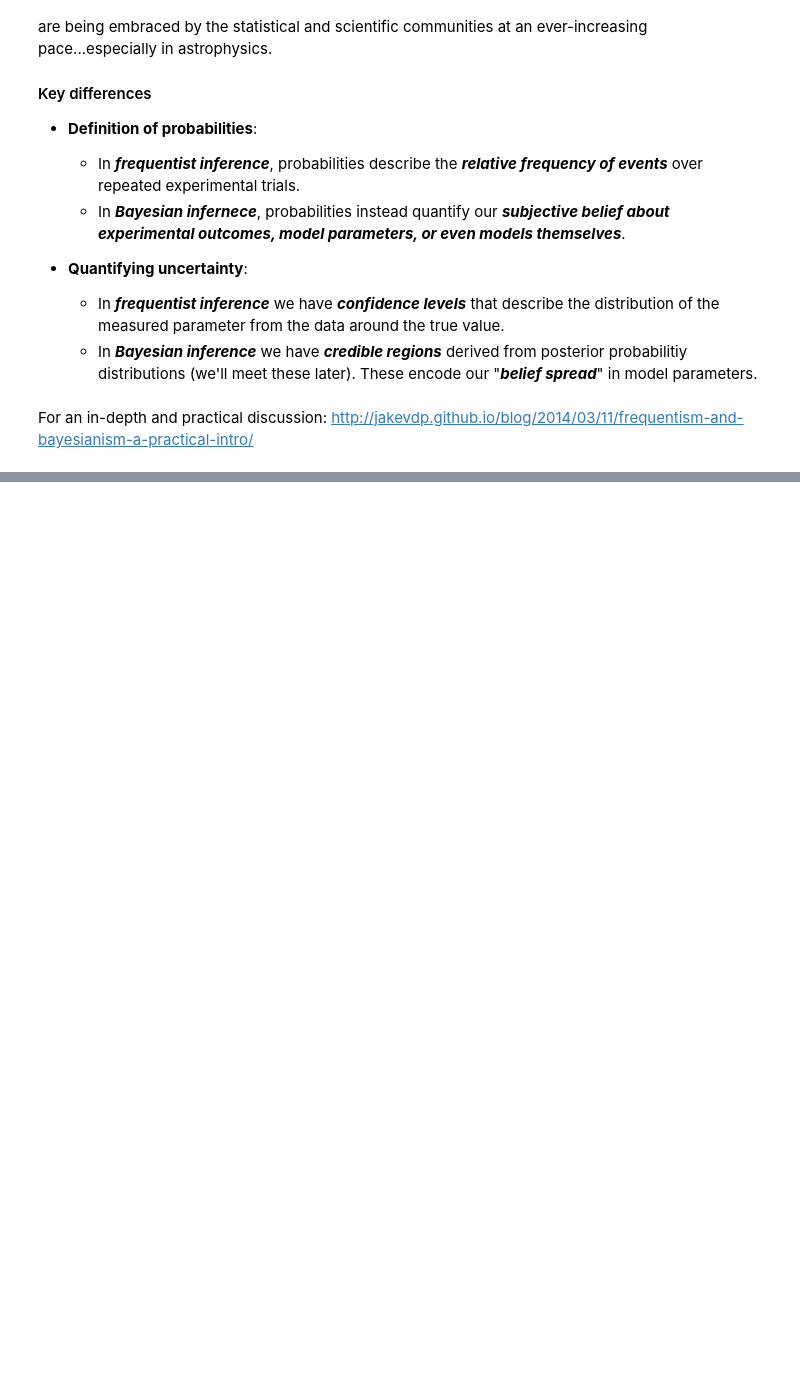
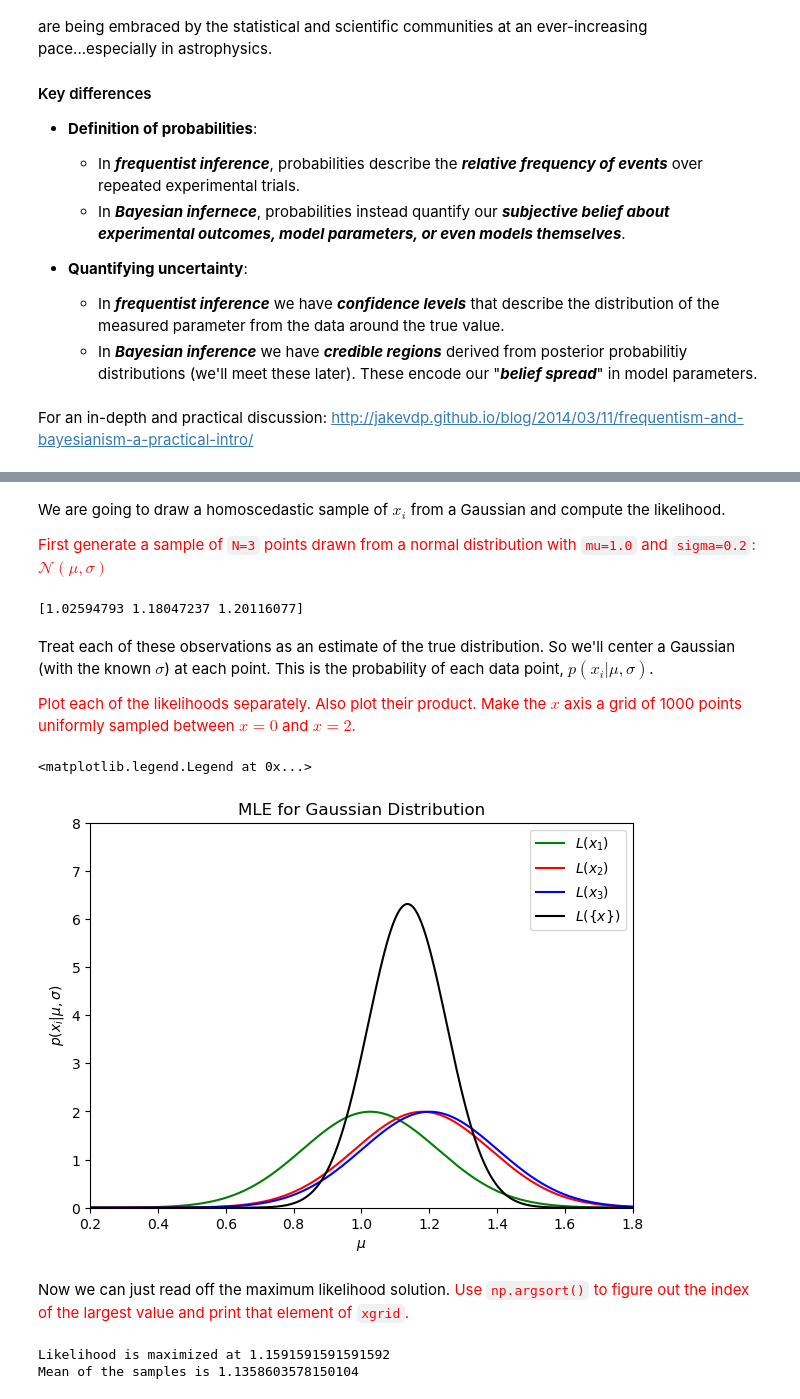
Before and after one commit to SumeetKul/phys629-astrostats, a Jupyter notebook: lecture-notes/Statistical_Inference.ipynb, the cells around one changed output, grey strips where cells are left out. Saved outputs shown, nothing was run; the diff lists cells and outputs as text; code cells hidden in the pictures; blank space fills up the shorter version.

```diff
--- a/lecture-notes/Statistical_Inference.ipynb
+++ b/lecture-notes/Statistical_Inference.ipynb
@@ -84,0 +211,55 @@ Note: in the text to come, we will use $\mu$ instead of $x_0$ to denote the true
+# %% [markdown]
+We are going to draw a homoscedastic sample of ${x_i}$ from a Gaussian and compute the likelihood.
+
+<font color='red'>First generate a sample of `N=3` points drawn from a normal distribution with `mu=1.0` and `sigma=0.2`: $\mathscr{N}(\mu,\sigma)$</font>
+# %%
+import numpy as np
+from scipy.stats import norm
+import matplotlib.pyplot as plt
+
+N = 3 #Complete
+mu = 1.0
+sigma = 0.2
+np.random.seed(142)
+sample = norm(mu,sigma).rvs(N)
+print(sample)
+# %% [output]
+[1.02594793 1.18047237 1.20116077]
+# %% [markdown]
+Treat each of these observations as an estimate of the true distribution. So we'll center a Gaussian (with the known $\sigma$) at each point. This is the probability of each data point, $p(x_i|\mu,\sigma)$.
+
+<font color='red'>Plot each of the likelihoods separately.  Also plot their product. Make the $x$ axis a grid of 1000 points uniformly sampled between $x=0$ and $x=2$.</font>
+# %%
+#Make the plot and see if you get the same as me.
+xgrid = np.linspace(0,2,1000)
+
+L1 = norm.pdf(xgrid,loc=sample[0],scale=sigma) #This is a Gaussian PDF sampled uniformly, centered at a specific location.
+L2 = norm.pdf(xgrid,loc=sample[1],scale=sigma)
+L3 = norm.pdf(xgrid,loc=sample[2],scale=sigma)
+L = L1 * L2 * L3 #Total L is ???
+
+fig, ax = plt.subplots(figsize=(7, 5))
+plt.plot(xgrid, L1, ls='-', c='green', label=r'$L(x_1)$')
+plt.plot(xgrid, L2, ls='-', c='red', label=r'$L(x_2)$')
+plt.plot(xgrid, L3, ls='-', c='blue', label=r'$L(x_3)$')
+plt.plot(xgrid, L, ls='-', c='black', label=r'$L(\{x\})$')
+
+plt.xlim(0.2, 1.8)
+plt.ylim(0, 8.0)
+plt.xlabel('$\mu$') #Leave out or adjust if no latex
+plt.ylabel(r'$p(x_i|\mu,\sigma)$') #Leave out or adjust if no latex
+plt.title('MLE for Gaussian Distribution')
+plt.legend()
+# %% [output]
+<matplotlib.legend.Legend at 0x...>
+[figure, added]
+# %% [markdown]
+Now we can just read off the maximum likelihood solution.  <font color='red'>Use `np.argsort()` to figure out the index of the largest value and print that element of `xgrid`.</font>
+# %%
+sorted_indices = np.argsort(L)
+index_max = sorted_indices[-1]
+print(f"Likelihood is maximized at {xgrid[index_max]}")
+print(f"Mean of the samples is {np.sum(sample)/N}")
+# %% [output]
+Likelihood is maximized at 1.1591591591591592
+Mean of the samples is 1.1358603578150104
```
Also changed, not shown: parts of 4 cells of this notebook.
